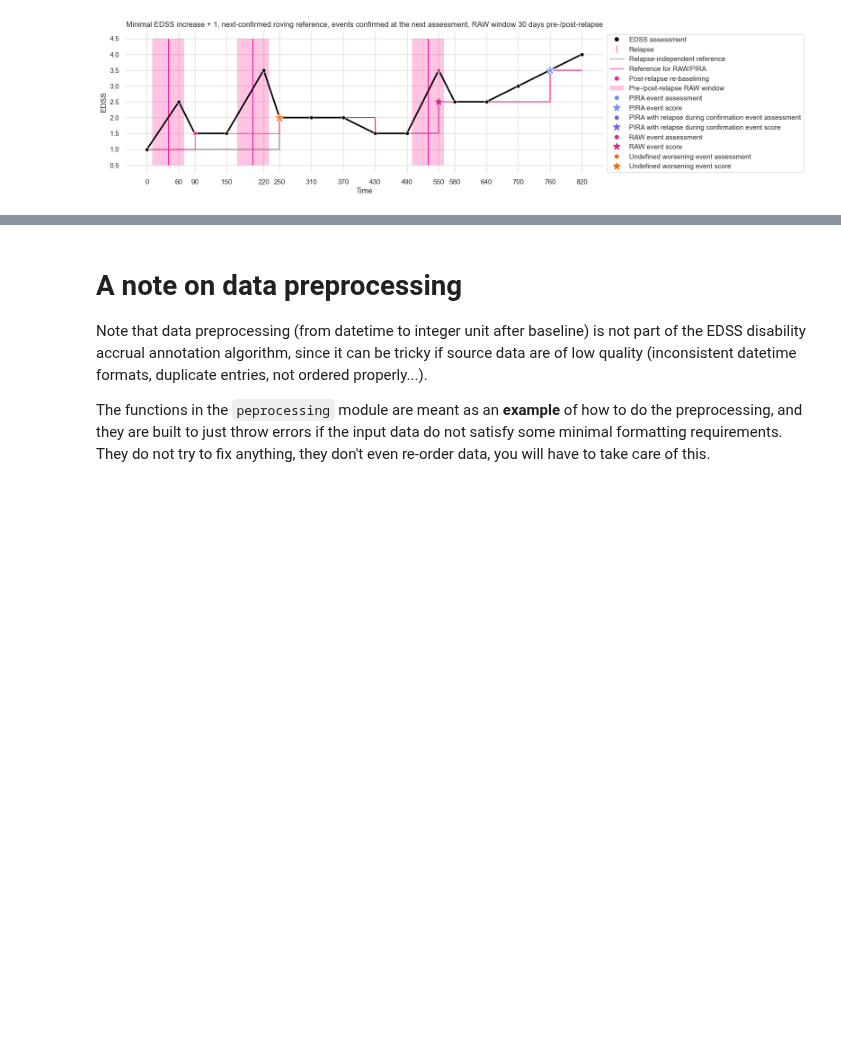
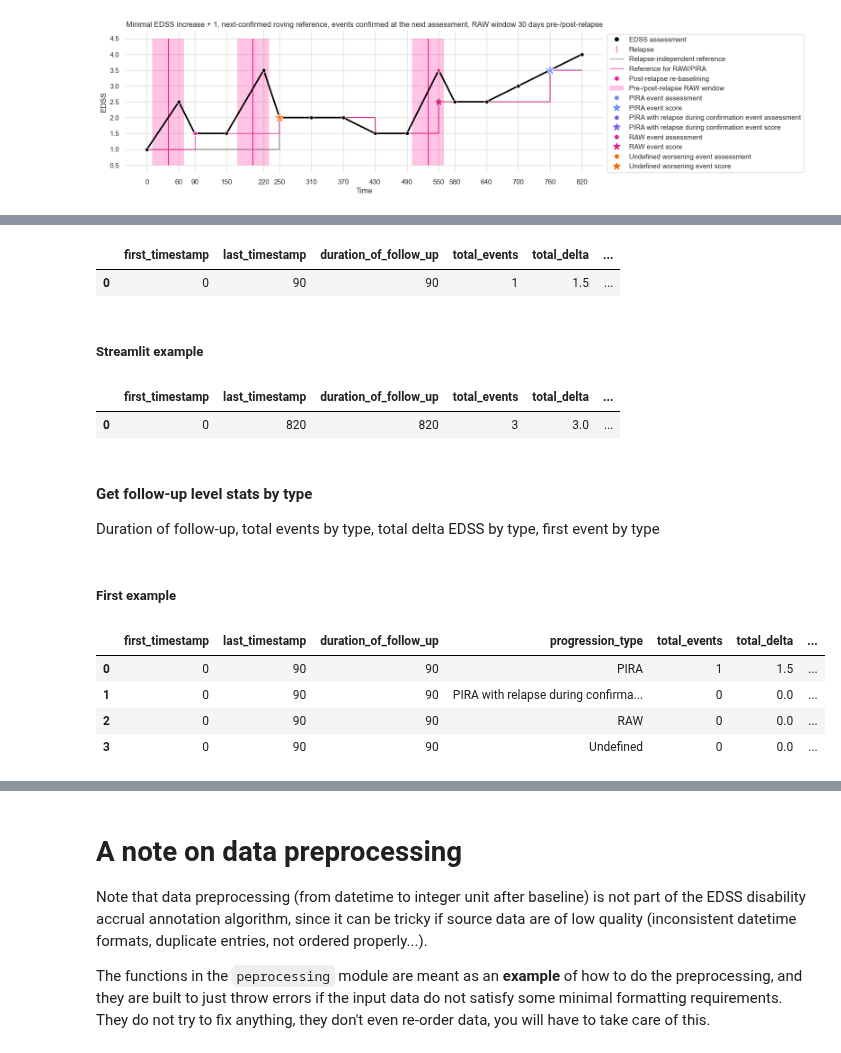
Before and after one commit to drstrupf/multiple-sclerosis-disability-progression, a Jupyter notebook: tutorial.ipynb, the cells around one changed output, grey strips where cells are left out. Drawn from its saved outputs; the diff is of its cells as text; code cells hidden in the pictures; blank space fills up the shorter version.

```diff
--- a/tutorial.ipynb
+++ b/tutorial.ipynb
@@ -201,0 +247,37 @@ plt.show()
+# %%
+Eval.get_follow_up_stats(
+    annotated_follow_ups=example_follow_up_df_annotated,
+    get_stats_by_type=False,
+    id_columns=[],
+)
+# %% [output]
+|  | first_timestamp | last_timestamp | duration_of_follow_up | total_events | total_delta | ... |
+| 0 | 0 | 90 | 90 | 1 | 1.5 | ... |
+# %% [markdown]
+##### Streamlit example
+# %%
+Eval.get_follow_up_stats(
+    annotated_follow_ups=example_follow_up_df_2_annotated,
+    get_stats_by_type=False,
+    id_columns=[],
+)
+# %% [output]
+|  | first_timestamp | last_timestamp | duration_of_follow_up | total_events | total_delta | ... |
+| 0 | 0 | 820 | 820 | 3 | 3.0 | ... |
+# %% [markdown]
+#### Get follow-up level stats by type
+Duration of follow-up, total events by type, total delta EDSS by type, first event by type
+# %% [markdown]
+##### First example
+# %%
+Eval.get_follow_up_stats(
+    annotated_follow_ups=example_follow_up_df_annotated,
+    get_stats_by_type=True,
+    id_columns=[],
+)
+# %% [output]
+|  | first_timestamp | last_timestamp | duration_of_follow_up | progression_type | total_events | total_delta | ... |
+| 0 | 0 | 90 | 90 | PIRA | 1 | 1.5 | ... |
+| 1 | 0 | 90 | 90 | PIRA with relapse during confirma... | 0 | 0.0 | ... |
+| 2 | 0 | 90 | 90 | RAW | 0 | 0.0 | ... |
+| 3 | 0 | 90 | 90 | Undefined | 0 | 0.0 | ... |
```
Also changed, not shown: parts of 32 cells of this notebook, 1 other file.
